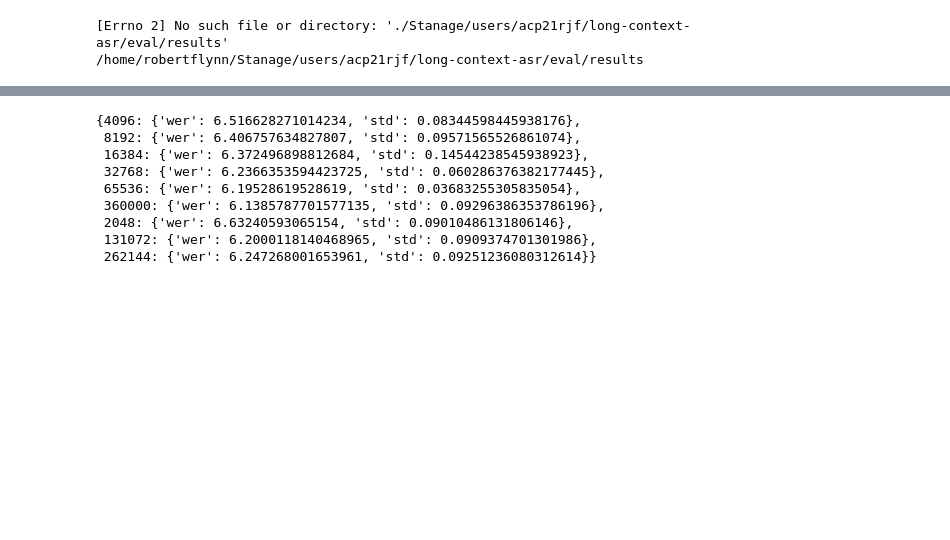
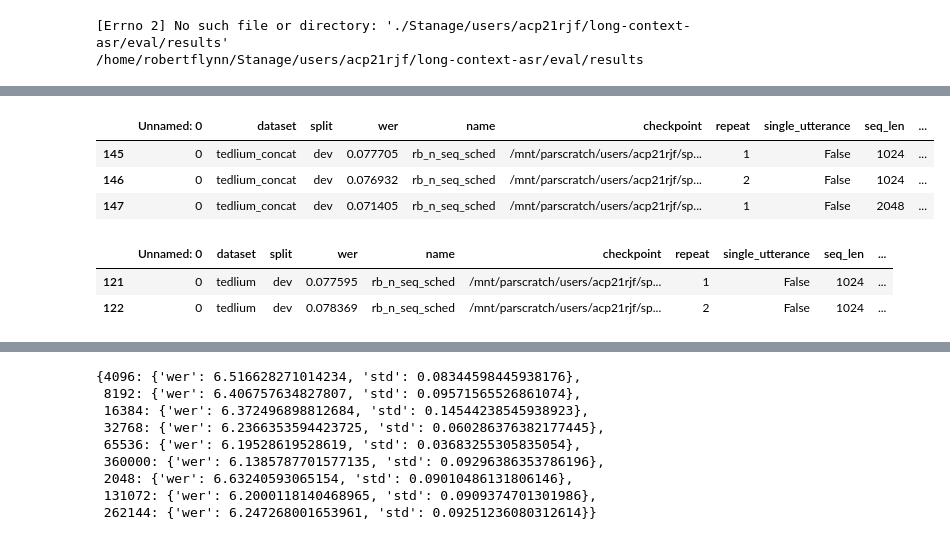
Before and after one commit to robflynnyh/long-context-asr, a Jupyter notebook: eval/results/eval.ipynb, the cells around one changed output, grey strips where cells are left out. Saved outputs shown, nothing was run; the diff lists cells and outputs as text; code cells hidden in the pictures; blank space fills up the shorter version.

```diff
--- a/eval/results/eval.ipynb
+++ b/eval/results/eval.ipynb
@@ -18,5 +19,18 @@ csv.loc[csv['seq_len'] == 1024].iloc[0].checkpoint
 # %%
 csv = pd.read_csv('evals_rb.csv', sep=',')
+# %%
+csv.loc[csv['dataset'] == 'tedlium_concat'].loc[csv['split'] == 'dev']
+# %% [output]
+|  | Unnamed: 0 | dataset | split | wer | name | checkpoint | repeat | single_utterance | seq_len | ... |
+| 145 | 0 | tedlium_concat | dev | 0.077705 | rb_n_seq_sched | /mnt/parscratch/users/acp21rjf/sp... | 1 | False | 1024 | ... |
+| 146 | 0 | tedlium_concat | dev | 0.076932 | rb_n_seq_sched | /mnt/parscratch/users/acp21rjf/sp... | 2 | False | 1024 | ... |
+| 147 | 0 | tedlium_concat | dev | 0.071405 | rb_n_seq_sched | /mnt/parscratch/users/acp21rjf/sp... | 1 | False | 2048 | ... |
+# %%
+csv.loc[csv['dataset'] == 'tedlium'].loc[csv['split'] == 'dev'].loc[csv['seq_len'] == 1024]
+# %% [output]
+|  | Unnamed: 0 | dataset | split | wer | name | checkpoint | repeat | single_utterance | seq_len | ... |
+| 121 | 0 | tedlium | dev | 0.077595 | rb_n_seq_sched | /mnt/parscratch/users/acp21rjf/sp... | 1 | False | 1024 | ... |
+| 122 | 0 | tedlium | dev | 0.078369 | rb_n_seq_sched | /mnt/parscratch/users/acp21rjf/sp... | 2 | False | 1024 | ... |
 # %%
 seq_lens = csv['seq_len'].unique().tolist()
 print(seq_lens)
```
Also changed, not shown: parts of 4 cells of this notebook, 2 other files.
